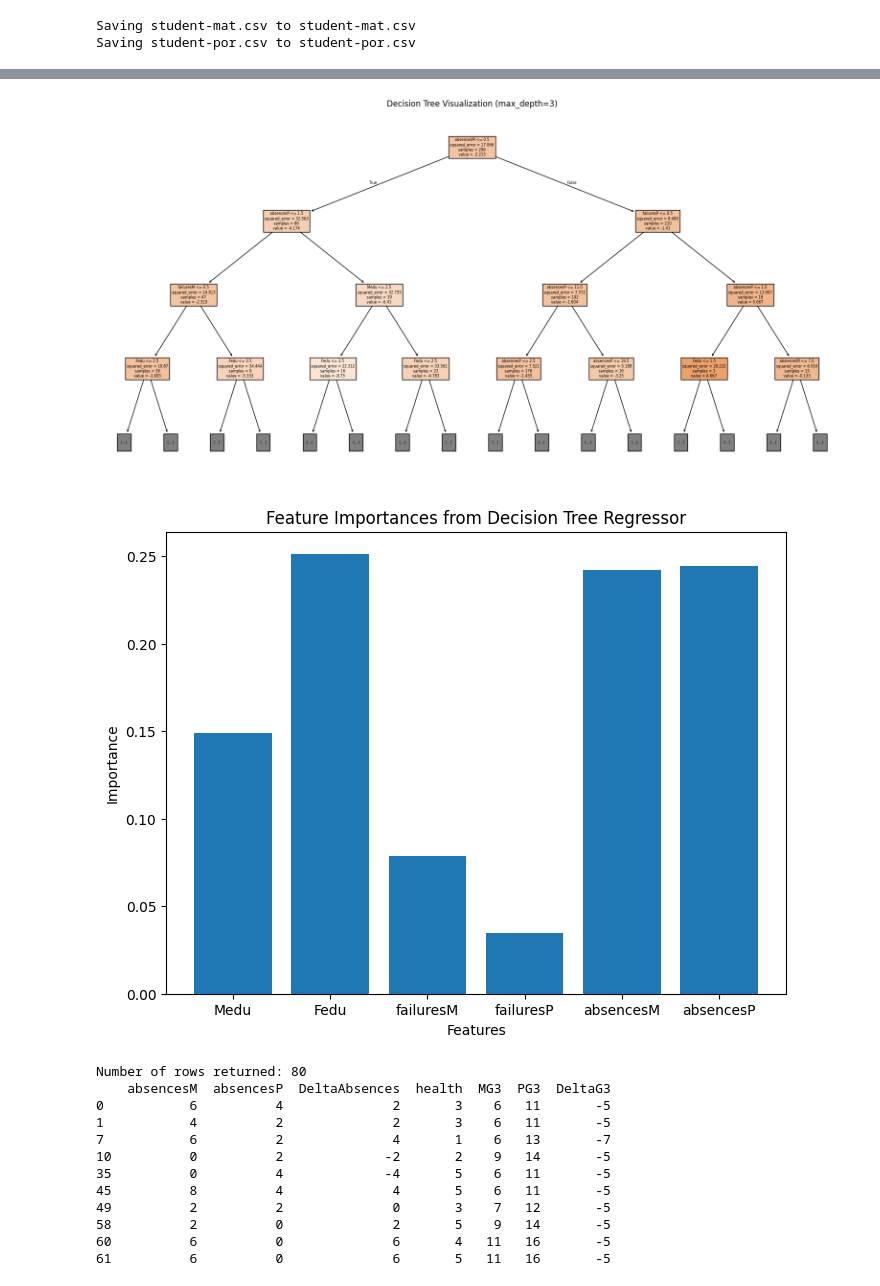
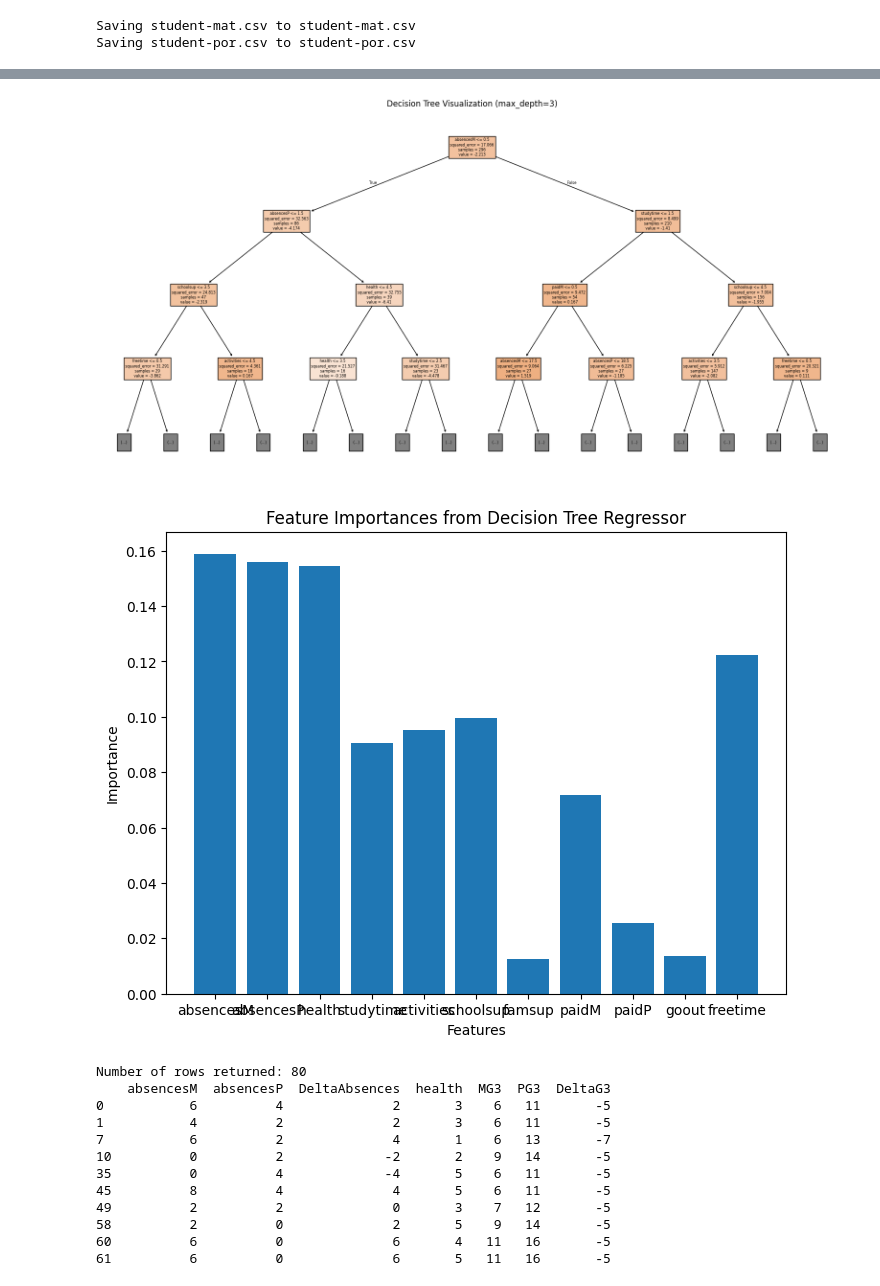
Before and after one commit to VaibhavShintre/Introduction-to-Data-Science, a Jupyter notebook: Amrish_Copy_individual_work_CSC_442_Project_Group_10.ipynb, the cells around one changed output, grey strips where cells are left out. Cells and saved outputs as stored; diff of their text form; code cells hidden in the pictures.

```diff
--- a/Amrish_Copy_individual_work_CSC_442_Project_Group_10.ipynb
+++ b/Amrish_Copy_individual_work_CSC_442_Project_Group_10.ipynb
@@ -103,16 +103,26 @@ None
 
 sm_inter['DeltaG3'] = sm_inter['MG3'] - sm_inter['PG3']
 # Select a subset of socioeconomic and academic features.
-features = ['Medu', 'Fedu', 'failuresM', 'failuresP', 'absencesM', 'absencesP']
+features = ['absencesM', 'absencesP', 'health',
+            'studytime', 'activities',
+            'schoolsup', 'famsup', 'paidM', 'paidP',
+            'goout', 'freetime']
 
 X = sm_inter[features]
 y = sm_inter['DeltaG3']
+
+# --- One-Hot Encoding for Categorical Features ---
+categorical_features = ['schoolsup', 'famsup', 'paidM', 'paidP', 'activities'] # Add 'activities' here
+X = pd.get_dummies(X, columns=categorical_features, drop_first=True) # Use drop_first=True to avoid multicollinearity
 
 # --- Splitting Data ---
 from sklearn.model_selection import train_test_split
 
 # Split the data: 80% for training and 20% for testing.
 X_train, X_test, y_train, y_test = train_test_split(X, y, test_size=0.2, random_state=42)
+
+# --- Decision Tree Regression Model ---
+# ... (rest of your code remains the same)
 
 # --- Decision Tree Regression Model ---
 from sklearn.tree import DecisionTreeRegressor, export_text, plot_tree
@@ -132,9 +142,9 @@ print(f"Mean Squared Error on Test Set: {mse:.2f}")
 
 # --- Decision Tree Rules Output ---
 # Print the full tree rules (this may be very long).
-tree_rules_full = export_text(dt_reg, feature_names=features)
-print("\nFull Decision Tree Rules:")
-print(tree_rules_full)
+#tree_rules_full = export_text(dt_reg, feature_names=features)
+#print("\nFull Decision Tree Rules:")
+#print(tree_rules_full)
 
 # Print a truncated version of the tree rules (limited to depth 3) for easier interpretation.
 tree_rules_limited = export_text(dt_reg, feature_names=features, max_depth=3)
@@ -177,5 +187,5 @@ Full Decision Tree Rules:
-[figure, old version]
+[figure, new version]
-[figure, old version]
+[figure, new version]
 # %%
 # 1. Calculate the difference in absences (Math - Portuguese)
 sm_inter['DeltaAbsences'] = sm_inter['absencesM'] - sm_inter['absencesP']
```
Also changed, not shown: parts of 5 cells of this notebook.
